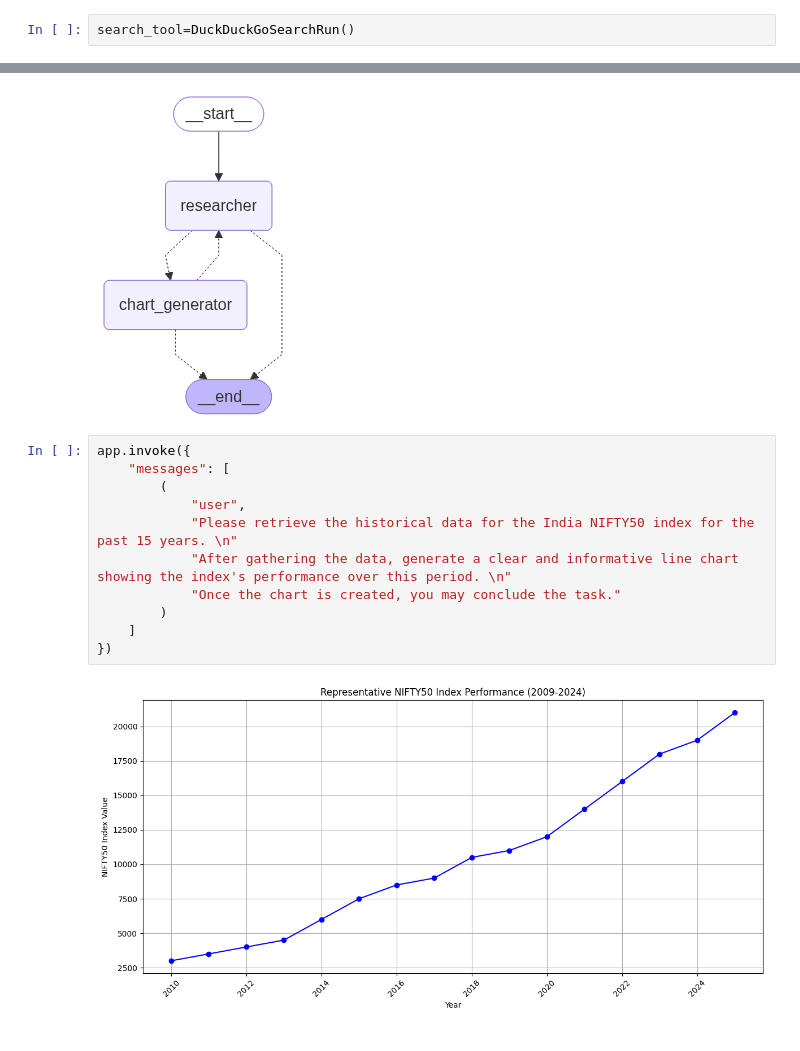
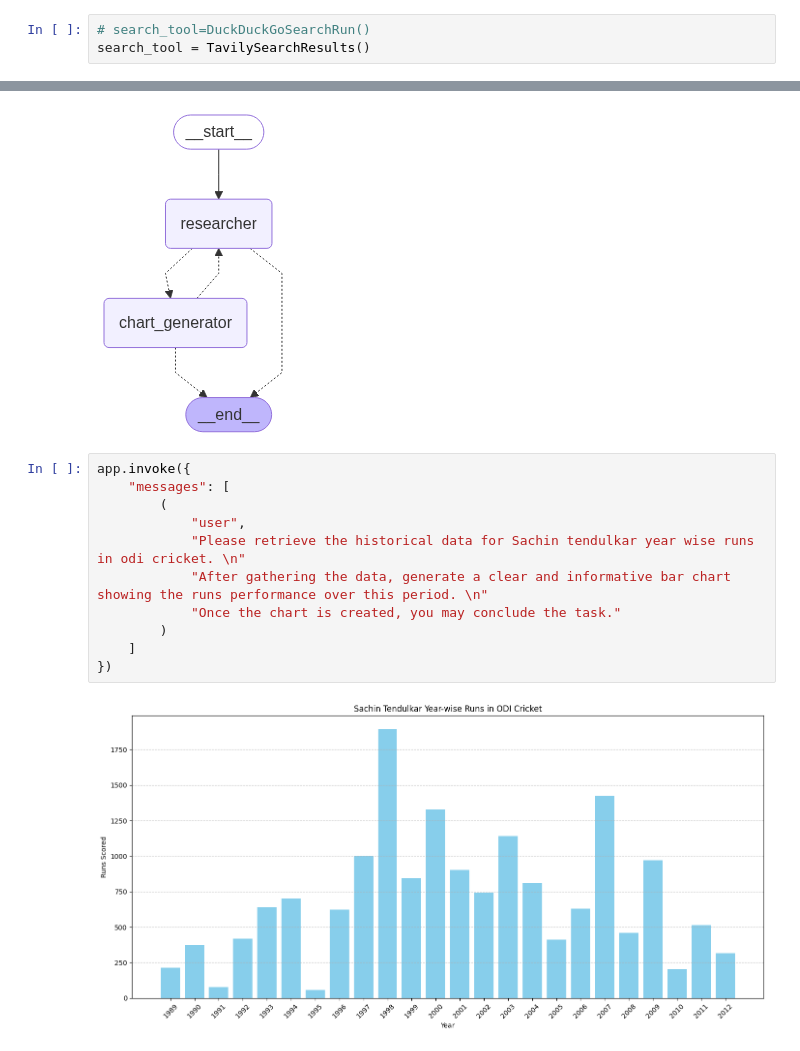
Before and after one commit to spcCodes/devday_hyd_agents, a Jupyter notebook: part6_multiagent_system/multiagent_system.ipynb, the cells around one changed output, grey strips where cells are left out. Cells and saved outputs as stored; diff of their text form.

```diff
--- a/part6_multiagent_system/multiagent_system.ipynb
+++ b/part6_multiagent_system/multiagent_system.ipynb
@@ -18,7 +18,8 @@ load_dotenv()
 
 model = ChatOpenAI(model="gpt-4.1-mini", temperature=0)
 # %%
-search_tool=DuckDuckGoSearchRun()
+# search_tool=DuckDuckGoSearchRun()
+search_tool = TavilySearchResults()
 # %%
 search_tool.invoke("How much tariff has Trump put on India recently?")
 # %% [output]
@@ -134,13 +134,13 @@ display(Image(app.get_graph().draw_mermaid_png()))
 # %%
 app.invoke({
     "messages": [
         (
             "user",
-            "Please retrieve the historical data for the India NIFTY50 index for the past 15 years. \n"
-            "After gathering the data, generate a clear and informative line chart showing the index's performance over this period. \n"
+            "Please retrieve the historical data for Sachin tendulkar year wise runs in odi cricket. \n"
+            "After gathering the data, generate a clear and informative bar chart showing the runs performance over this period. \n"
             "Once the chart is created, you may conclude the task."
         )
     ]
 })
 # %% [output]
-[figure, old version]
+[figure, new version]
```
Also changed, not shown: parts of 5 cells of this notebook, 1 other file.
